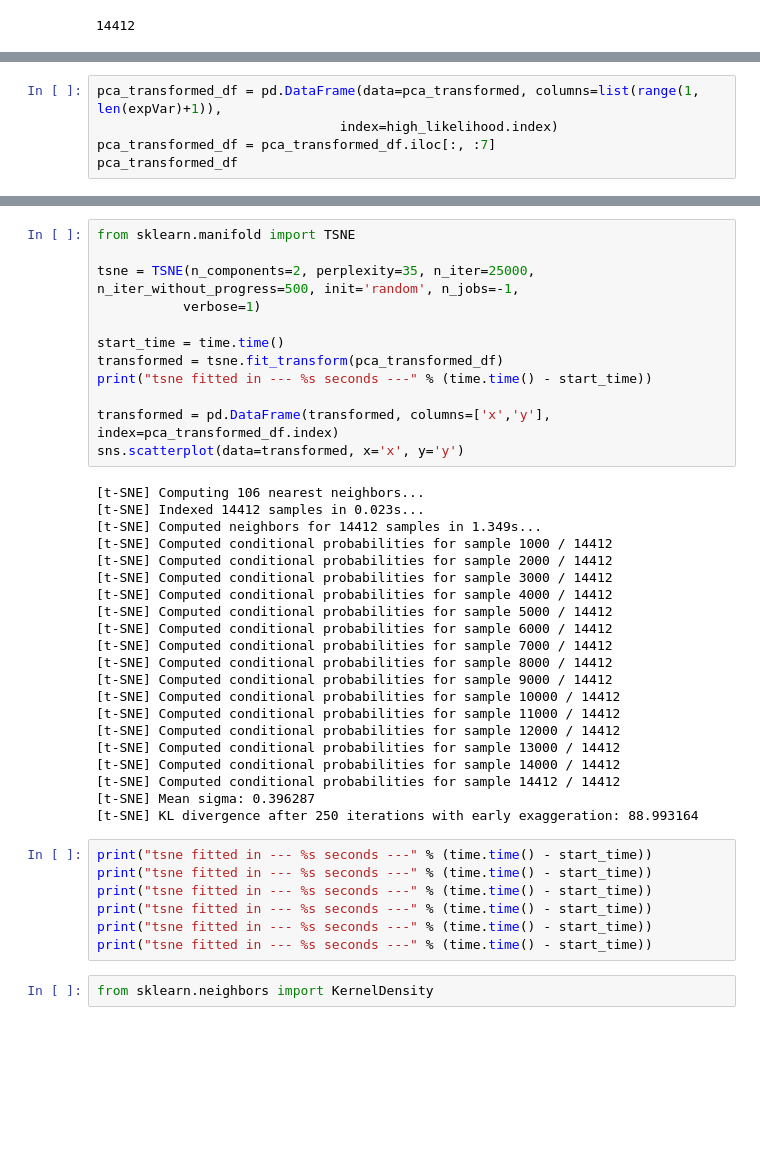
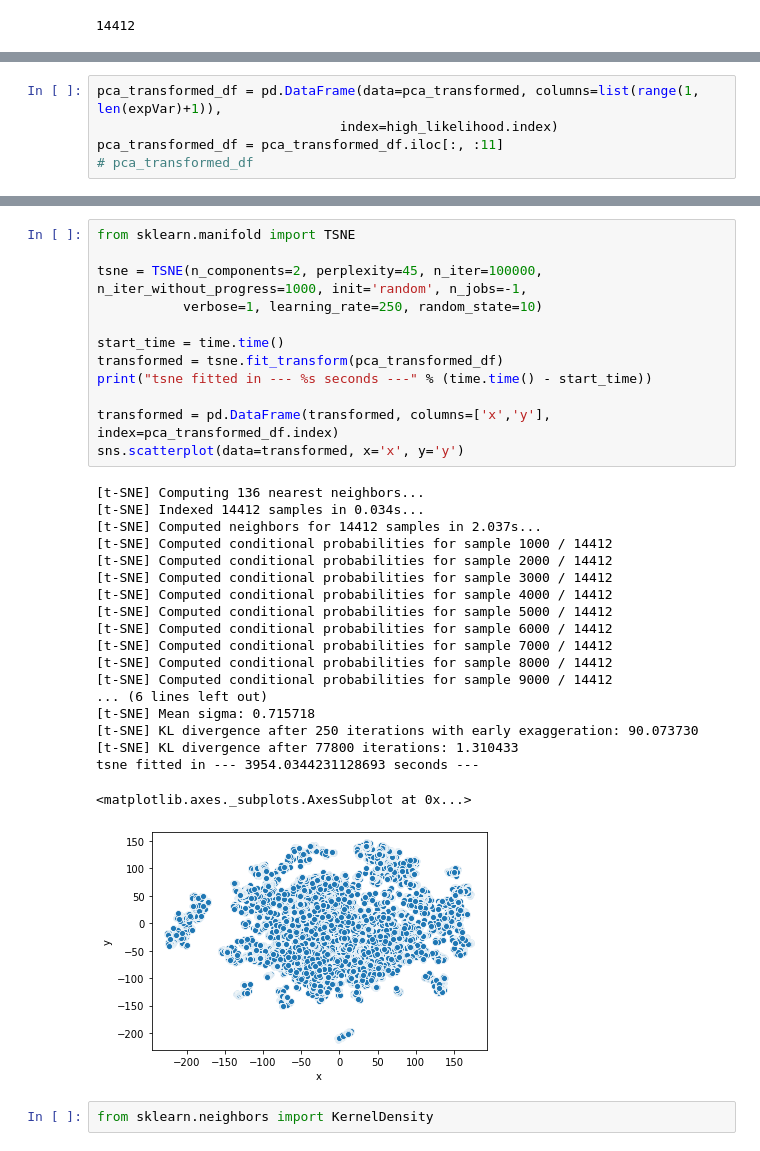
Before and after one commit to Gogolla-Lab/eMotion, a Jupyter notebook: analysis/analysis_egocentric-withPCA-withoutTail.ipynb, the cells around one changed output, grey strips where cells are left out. Saved outputs shown, nothing was run; the diff lists cells and outputs as text; blank space fills up the shorter version.

```diff
--- a/analysis/analysis_egocentric-withPCA-withoutTail.ipynb
+++ b/analysis/analysis_egocentric-withPCA-withoutTail.ipynb
@@ -112,5 +118,5 @@ sns.barplot(data=expVar, y='explained variance ratio', x=list(range(1, len(expVa
 # %%
 pca_transformed_df = pd.DataFrame(data=pca_transformed, columns=list(range(1, len(expVar)+1)),
                                index=high_likelihood.index)
-pca_transformed_df = pca_transformed_df.iloc[:, :7]
-pca_transformed_df
+pca_transformed_df = pca_transformed_df.iloc[:, :11]
+# pca_transformed_df
@@ -131,42 +134,34 @@ pca_transformed_df
 # %%
 from sklearn.manifold import TSNE
 
-tsne = TSNE(n_components=2, perplexity=35, n_iter=25000, n_iter_without_progress=500, init='random', n_jobs=-1,
-           verbose=1)
+tsne = TSNE(n_components=2, perplexity=45, n_iter=100000, n_iter_without_progress=1000, init='random', n_jobs=-1,
+           verbose=1, learning_rate=250, random_state=10)
 
 start_time = time.time()
 transformed = tsne.fit_transform(pca_transformed_df)
 print("tsne fitted in --- %s seconds ---" % (time.time() - start_time))
 
 transformed = pd.DataFrame(transformed, columns=['x','y'], index=pca_transformed_df.index)
 sns.scatterplot(data=transformed, x='x', y='y')
 # %% [output]
-[t-SNE] Computing 106 nearest neighbors...
-[t-SNE] Indexed 14412 samples in 0.023s...
-[t-SNE] Computed neighbors for 14412 samples in 1.349s...
+[t-SNE] Computing 136 nearest neighbors...
+[t-SNE] Indexed 14412 samples in 0.034s...
+[t-SNE] Computed neighbors for 14412 samples in 2.037s...
 [t-SNE] Computed conditional probabilities for sample 1000 / 14412
 [t-SNE] Computed conditional probabilities for sample 2000 / 14412
 [t-SNE] Computed conditional probabilities for sample 3000 / 14412
 [t-SNE] Computed conditional probabilities for sample 4000 / 14412
 [t-SNE] Computed conditional probabilities for sample 5000 / 14412
 [t-SNE] Computed conditional probabilities for sample 6000 / 14412
 [t-SNE] Computed conditional probabilities for sample 7000 / 14412
 [t-SNE] Computed conditional probabilities for sample 8000 / 14412
 [t-SNE] Computed conditional probabilities for sample 9000 / 14412
-[t-SNE] Computed conditional probabilities for sample 10000 / 14412
-[t-SNE] Computed conditional probabilities for sample 11000 / 14412
-[t-SNE] Computed conditional probabilities for sample 12000 / 14412
-[t-SNE] Computed conditional probabilities for sample 13000 / 14412
-[t-SNE] Computed conditional probabilities for sample 14000 / 14412
-[t-SNE] Computed conditional probabilities for sample 14412 / 14412
-[t-SNE] Mean sigma: 0.396287
-[t-SNE] KL divergence after 250 iterations with early exaggeration: 88.993164
+... (6 lines left out)
+[t-SNE] Mean sigma: 0.715718
+[t-SNE] KL divergence after 250 iterations with early exaggeration: 90.073730
+[t-SNE] KL divergence after 77800 iterations: 1.310433
+tsne fitted in --- 3954.0344231128693 seconds ---
+<matplotlib.axes._subplots.AxesSubplot at 0x...>
+[figure, added]
-# %%
-print("tsne fitted in --- %s seconds ---" % (time.time() - start_time))
-print("tsne fitted in --- %s seconds ---" % (time.time() - start_time))
-print("tsne fitted in --- %s seconds ---" % (time.time() - start_time))
-print("tsne fitted in --- %s seconds ---" % (time.time() - start_time))
-print("tsne fitted in --- %s seconds ---" % (time.time() - start_time))
-print("tsne fitted in --- %s seconds ---" % (time.time() - start_time))
 # %%
 from sklearn.neighbors import KernelDensity
```
Also changed, not shown: parts of 49 cells of this notebook, 3 other files.
